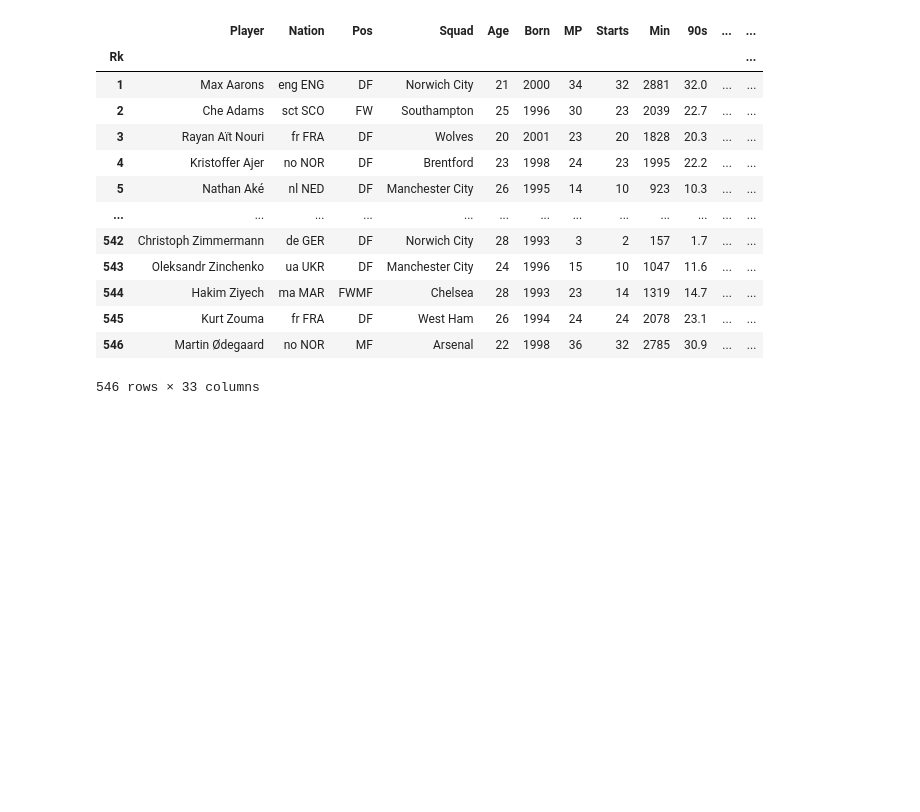
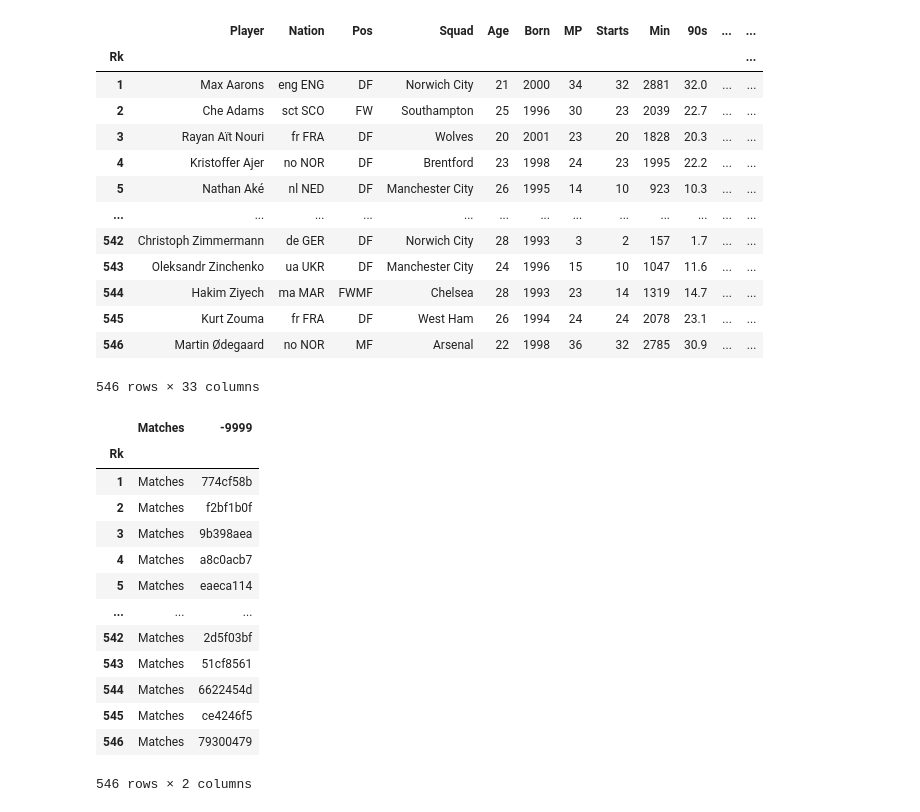
Before and after one commit to htuteja04/EDA, a Jupyter notebook: Notebooks/PL.ipynb, the cells around one changed output. Drawn from its saved outputs; the diff is of its cells as text; code cells hidden in the pictures; blank space fills up the shorter version.

```diff
--- a/Notebooks/PL.ipynb
+++ b/Notebooks/PL.ipynb
@@ -70,3 +70,20 @@ players
 | 545 | Kurt Zouma | fr FRA | DF | West Ham | 26 | 1994 | 24 | 24 | 2078 | 23.1 | ... | ... |
 | 546 | Martin Ødegaard | no NOR | MF | Arsenal | 22 | 1998 | 36 | 32 | 2785 | 30.9 | ... | ... |
 546 rows × 33 columns
+# %%
+players.iloc[:,-2:]
+# %% [output]
+|  | Matches | -9999 |
+| Rk |  |  |
+| 1 | Matches | 774cf58b |
+| 2 | Matches | f2bf1b0f |
+| 3 | Matches | 9b398aea |
+| 4 | Matches | a8c0acb7 |
+| 5 | Matches | eaeca114 |
+| ... | ... | ... |
+| 542 | Matches | 2d5f03bf |
+| 543 | Matches | 51cf8561 |
+| 544 | Matches | 6622454d |
+| 545 | Matches | ce4246f5 |
+| 546 | Matches | 79300479 |
+546 rows × 2 columns
```
Also changed, not shown: parts of 11 cells of this notebook.
